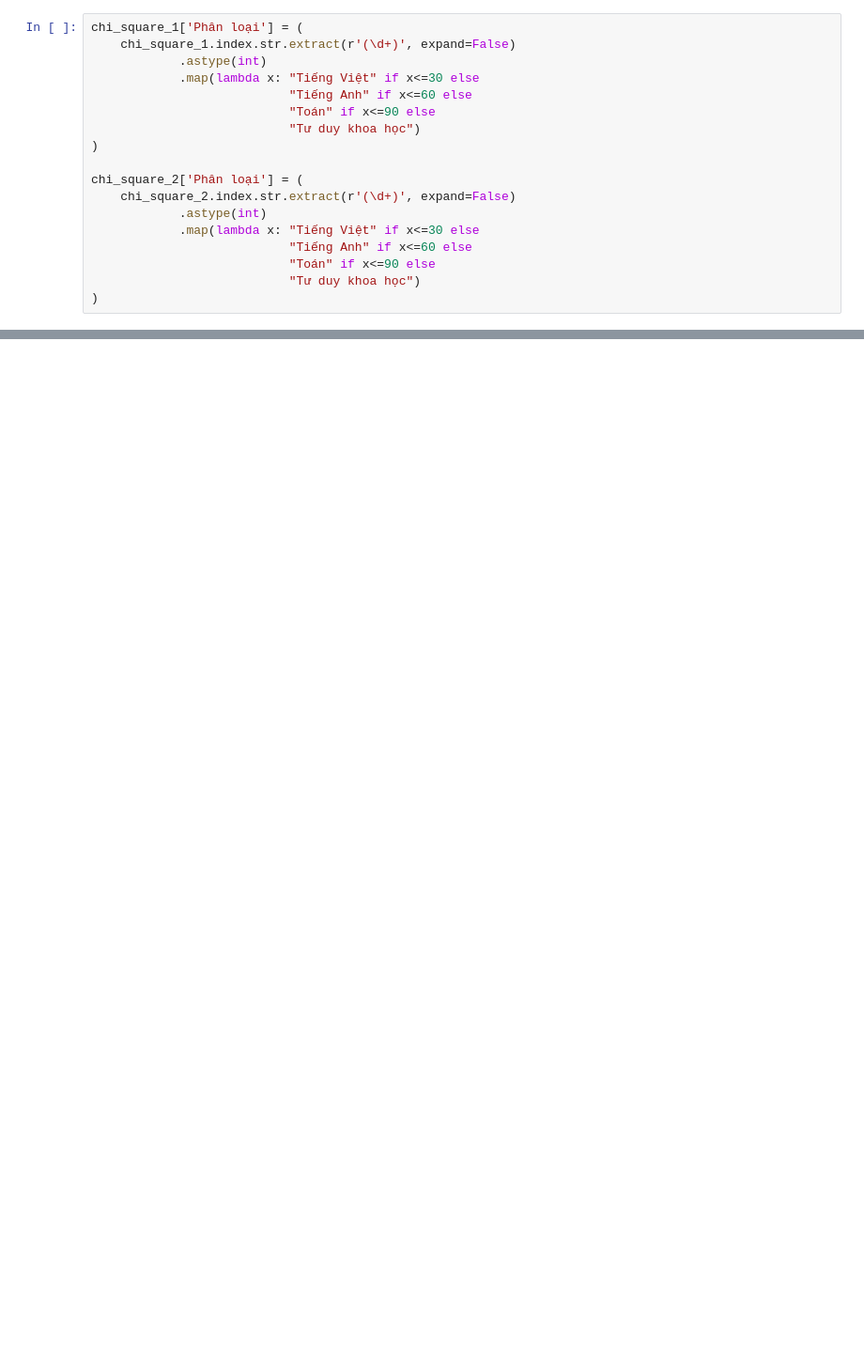
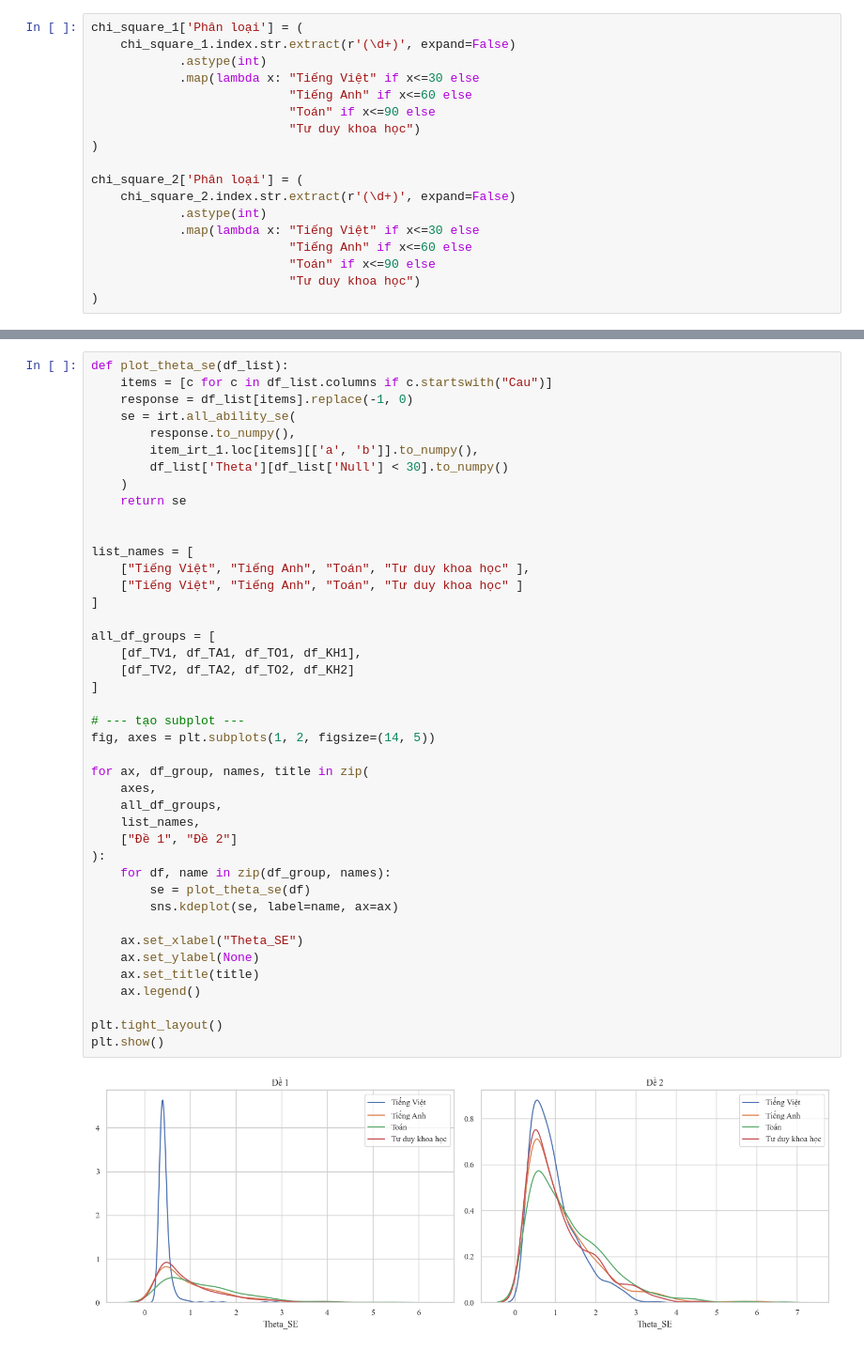
Before and after one commit to DuongThai2712/item-analysis-and-mmle-irt, a Jupyter notebook: main.ipynb, the cells around one changed output, grey strips where cells are left out. Shown at 94% size. Drawn from its saved outputs; the diff is of its cells as text; blank space fills up the shorter version.

```diff
--- a/main.ipynb
+++ b/main.ipynb
@@ -948,0 +1010,44 @@ ip.plot_item(chi_square_1[chi_square_1['p_value']>=0.05],
+# %%
+def plot_theta_se(df_list):
+    items = [c for c in df_list.columns if c.startswith("Cau")]
+    response = df_list[items].replace(-1, 0)
+    se = irt.all_ability_se(
+        response.to_numpy(),
+        item_irt_1.loc[items][['a', 'b']].to_numpy(),
+        df_list['Theta'][df_list['Null'] < 30].to_numpy()
+    )
+    return se
+
+
+list_names = [
+    ["Tiếng Việt", "Tiếng Anh", "Toán", "Tư duy khoa học" ],
+    ["Tiếng Việt", "Tiếng Anh", "Toán", "Tư duy khoa học" ]
+]
+
+all_df_groups = [
+    [df_TV1, df_TA1, df_TO1, df_KH1],
+    [df_TV2, df_TA2, df_TO2, df_KH2]
+]
+
+# --- tạo subplot ---
+fig, axes = plt.subplots(1, 2, figsize=(14, 5))
+
+for ax, df_group, names, title in zip(
+    axes,
+    all_df_groups,
+    list_names,
+    ["Đề 1", "Đề 2"]
+):
+    for df, name in zip(df_group, names):
+        se = plot_theta_se(df)
+        sns.kdeplot(se, label=name, ax=ax)
+
+    ax.set_xlabel("Theta_SE")
+    ax.set_ylabel(None)
+    ax.set_title(title)
+    ax.legend()
+
+plt.tight_layout()
+plt.show()
+# %% [output]
+[figure, added]
```
Also changed, not shown: parts of 15 cells of this notebook, 1 other file.
